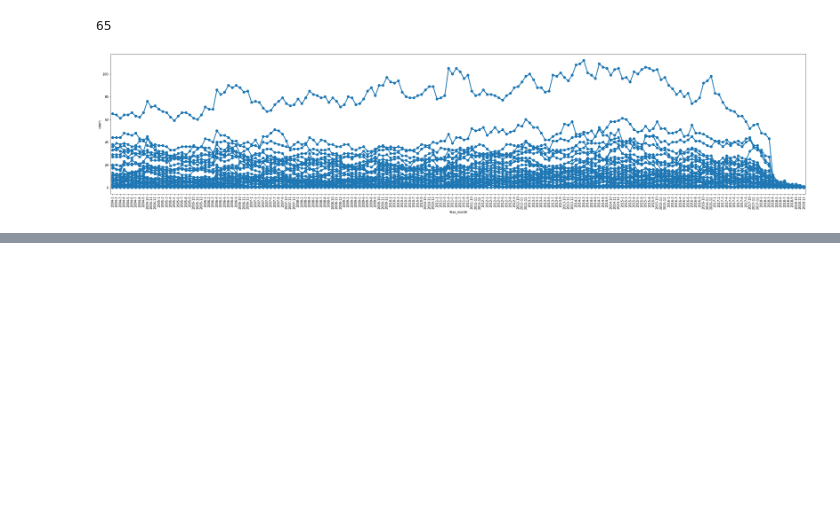
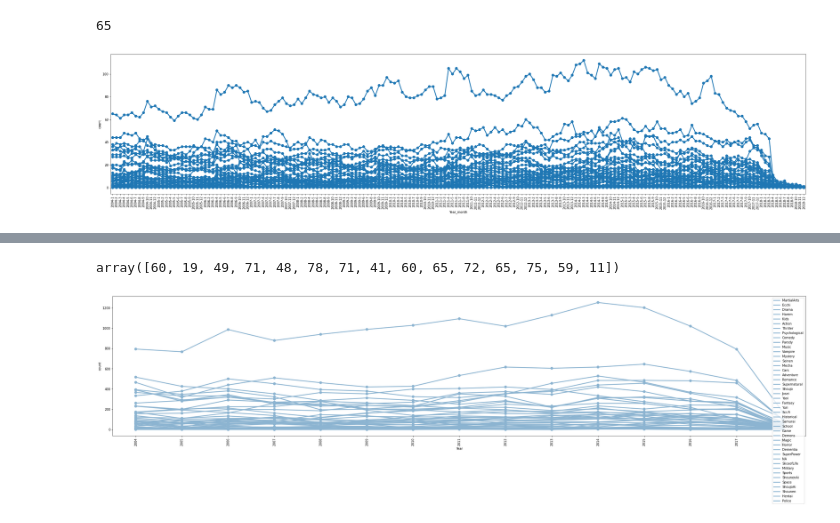
Before and after one commit to yjuw/MAL_analysis, a Jupyter notebook: Google_Trends_Anime/transform_and_preprocess_google_trends.ipynb, the cells around one changed output, grey strips where cells are left out. Cells and saved outputs as stored; diff of their text form; code cells hidden in the pictures; blank space fills up the shorter version.

Commit message:
grouped by year graph, can't change color

```diff
--- a/Google_Trends_Anime/transform_and_preprocess_google_trends.ipynb
+++ b/Google_Trends_Anime/transform_and_preprocess_google_trends.ipynb
@@ -212,0 +215,2 @@ plt.xticks(rotation=90);
+# %%
+genre_year = genre_df.drop(["Month"], axis=1).groupby("Year")
@@ -212,0 +240,24 @@ plt.xticks(rotation=90);
+# %%
+martial_arts.index
+martial_arts.values
+# %% [output]
+array([60, 19, 49, 71, 48, 78, 71, 41, 60, 65, 72, 65, 75, 59, 11])
+# %%
+a4_dims = (40, 8.27)
+fig, ax = plt.subplots(figsize=a4_dims)
+all_genres = []
+
+
+for genre in genre_year.sum():
+    #print(genre)
+    time = genre_year.sum()[genre].index
+    values = genre_year.sum()[genre]
+    rgb = (np.random.random(), np.random.random(), np.random.random())
+    sns.pointplot(x = time, y = values,ax=ax, label = genre)
+    all_genres.append(genre)
+
+plt.legend(all_genres)
+plt.ylabel("count")
+plt.xticks(rotation=90);
+# %% [output]
+[figure, added]
```
Also changed, not shown: parts of 3 cells of this notebook.
